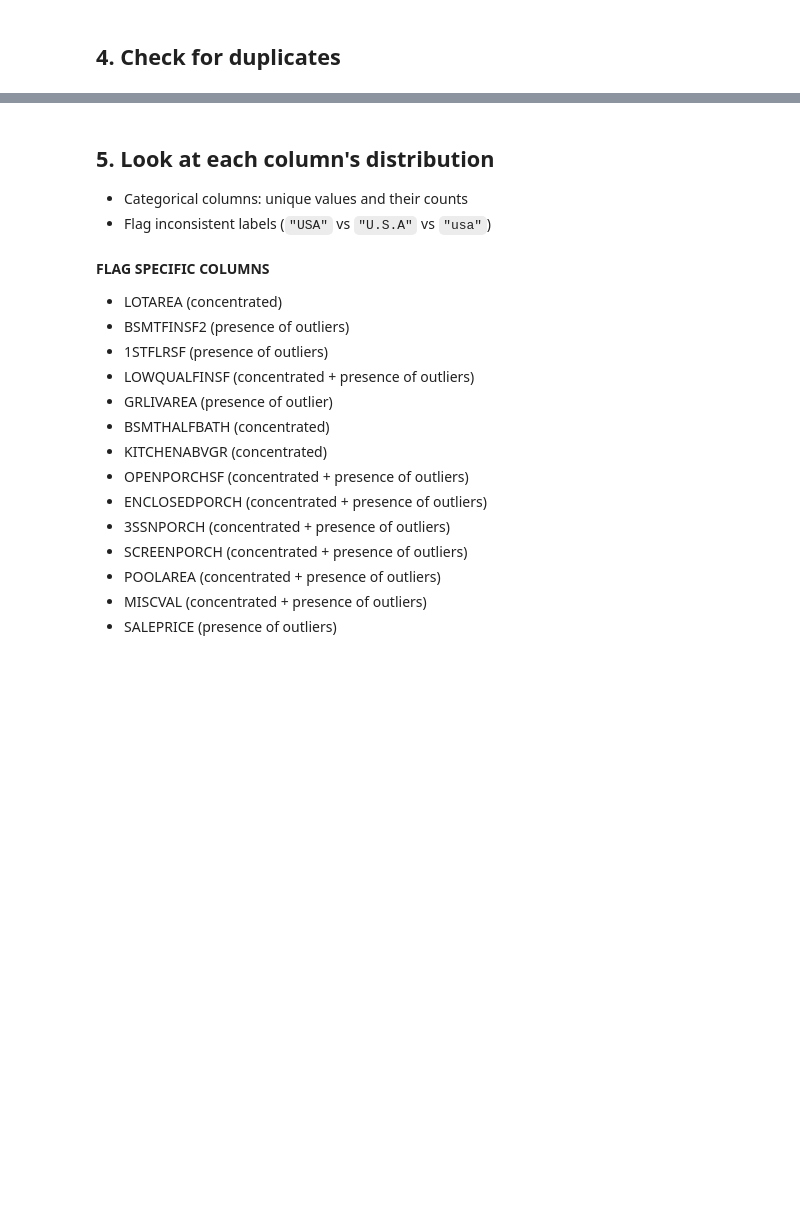
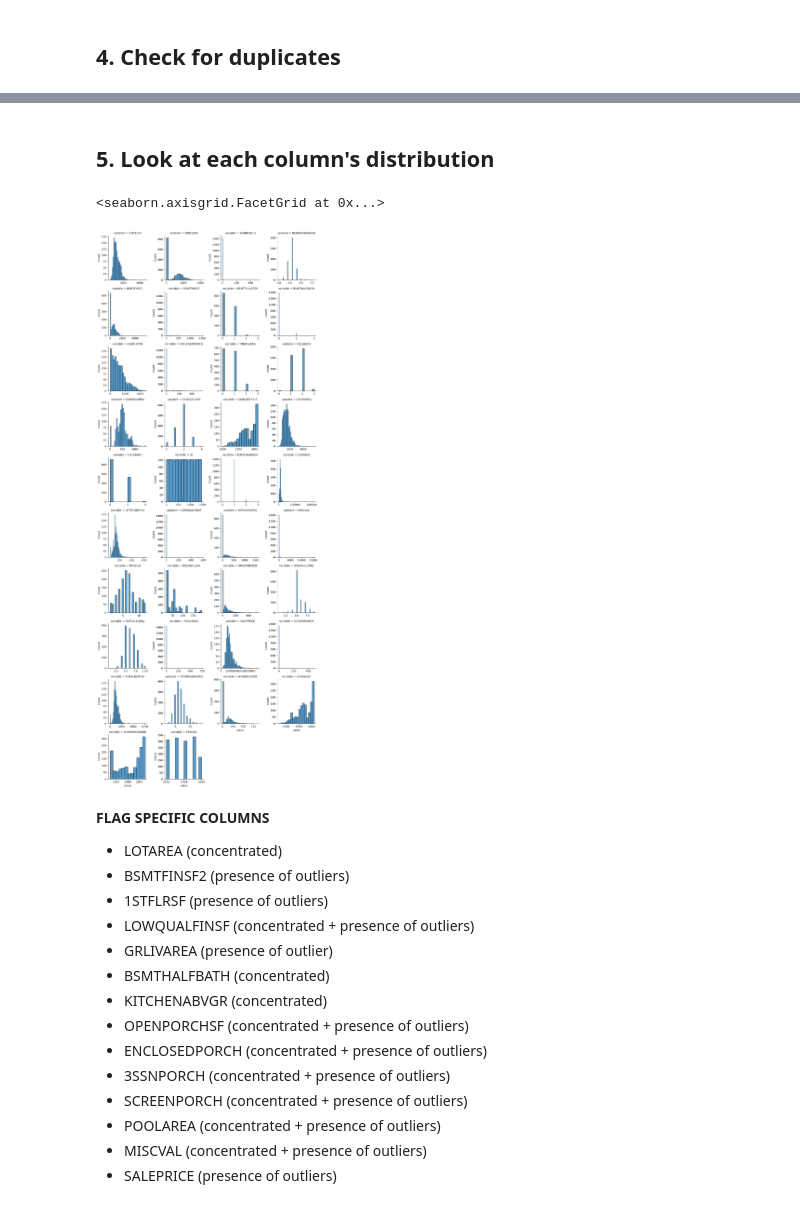
Before and after one commit to lucasamtaylor01/KaggleGettingStarted, a Jupyter notebook: 02_HOUSING_PRICES/noteboks/01_data_exploration.ipynb, the cells around one changed output, grey strips where cells are left out. Cells and saved outputs as stored; diff of their text form; code cells hidden in the pictures; blank space fills up the shorter version.

Commit message:
refactor: classify columns by type and profile numerical distributions
- separate columns into categorical and numerical groups
- compute distribution metrics and flag potential data quality issues

```diff
--- a/02_HOUSING_PRICES/noteboks/01_data_exploration.ipynb
+++ b/02_HOUSING_PRICES/noteboks/01_data_exploration.ipynb
@@ -129,19 +247,12 @@ duplicate_id
 # %% [markdown]
 ## 5. Look at each column's distribution
-
-- Categorical columns: unique values and their counts
-- Flag inconsistent labels (`"USA"` vs `"U.S.A"` vs `"usa"`)
 # %%
-# NUMERIC COLUMNS: ANALYZE THE DISTRIBUTION, AND FLAG POSSIBLE ISSUES (INT)
-columns_int = df.select_dtypes(include='int64')
-
-for col in columns_int.columns:
-    counts = pd.cut(df[col],bins=7, right=False, precision=0).value_counts()
-    max_bin = (df[col].value_counts()).shape[0]
-    if(max_bin >= 10 ): counts = pd.cut(df[col],bins=7, right=False, precision=0).value_counts()
-    else: counts = df[col].value_counts()
-    fig = px.bar(x = counts.index.sort_values().astype('str'), y=counts.values, title=col, width=800, height=400)
-    fig.show()
+# NUMERIC COLUMNS: ANALYZE THE DISTRIBUTION, AND FLAG POSSIBLE ISSUES
+numerical_columns = df.select_dtypes(include='int64') + df.select_dtypes(include='float64')
+sns.FacetGrid(pd.melt(df, value_vars=numerical_columns), col="variable",  col_wrap=4, sharex=False, sharey=False).map(sns.histplot, "value")
+# %% [output]
+<seaborn.axisgrid.FacetGrid at 0x...>
+[figure, added]
 # %% [markdown]
 **FLAG SPECIFIC COLUMNS**
 
```
Also changed, not shown: parts of 13 cells of this notebook.
